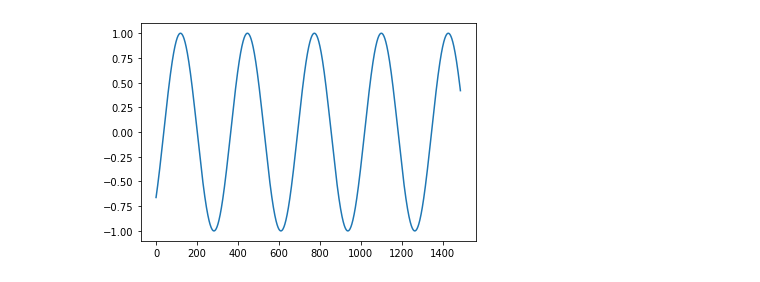
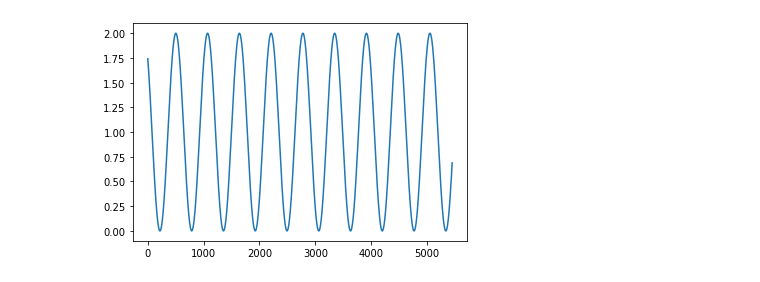
Before and after one commit to Shrek4/labs_2022, a Jupyter notebook: тех зрение/2/2.ipynb, the cells around one changed output. Drawn from its saved outputs; the diff is of its cells as text; code cells hidden in the pictures.

```diff
--- a/тех зрение/2/2.ipynb
+++ b/тех зрение/2/2.ipynb
@@ -3,30 +3,33 @@ from PIL import Image, ImageDraw
 import numpy as np
 import matplotlib.pyplot as plt
 # %%
-FS=0.01345222
+FS=0.00366772681
+f1=(1+FS)*5
+f2=(1+FS)*3
+f3=(1+FS)*2
 FUNCTION_SHASTOTA=(1+FS)*3 # положительное значение
 FUNCTION_SDVIG_FAZY=1
 # %%
 def a(x): # функция синуса
-    return(np.sin(x*FUNCTION_SHASTOTA+FUNCTION_SDVIG_FAZY))
+    return(np.sin(x*FUNCTION_SHASTOTA+FUNCTION_SDVIG_FAZY)+1)
 
 def b(chastota): # функция дискретизации
     sas=np.array([])
     for i in np.arange(-10,10,chastota):
         sas=np.append(sas,a(i))
     return sas
 
 def draw(chastota):# вывод графика дискретизированной функции
     fig = plt.subplots()
     y=b(chastota)
     x = np.arange(0, len(y), 1)
 
     plt.plot(x, y[x])
     plt.show()
 
 draw(FS)
 # %% [output]
-[figure, old version]
+[figure, new version]
 # %%
 
 
```
Also changed, not shown: 18 other files.
